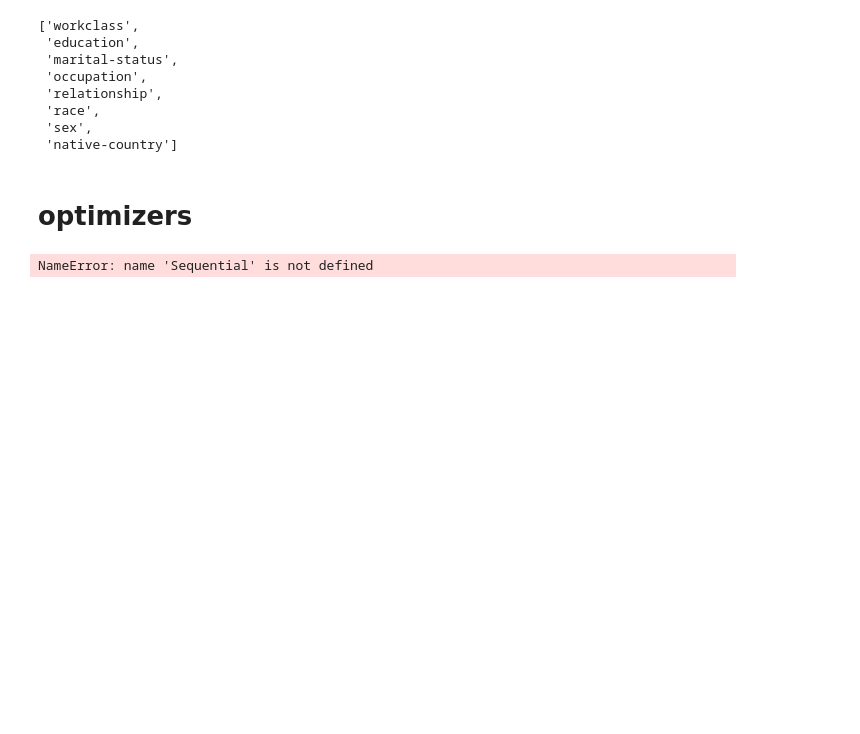
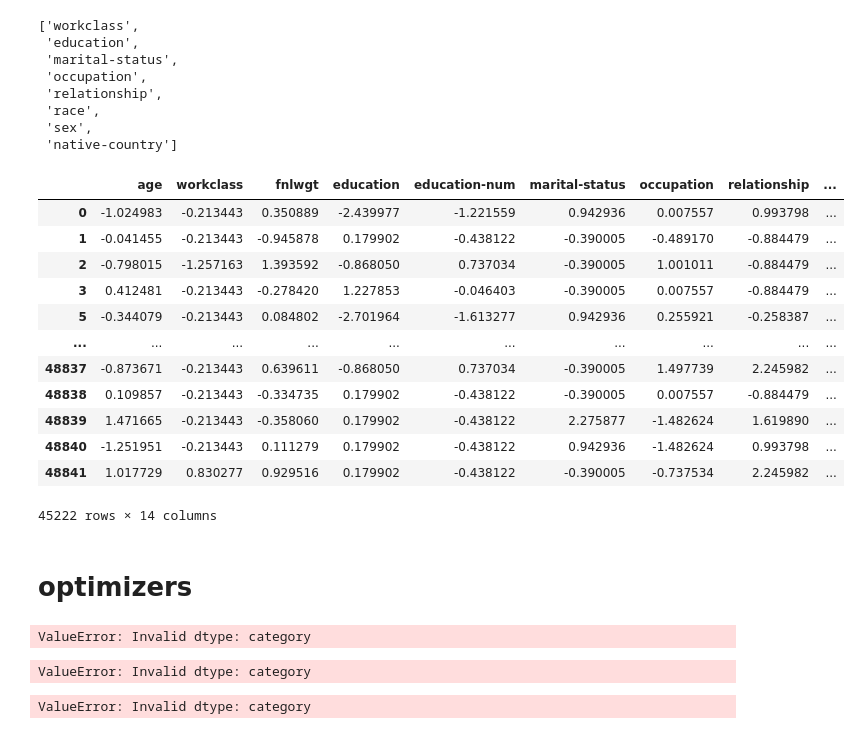
Before and after one commit to yassmin-ali-19/Adult-Income-deep-learning-models, a Jupyter notebook: code.ipynb, the cells around one changed output. Drawn from its saved outputs; the diff is of its cells as text; code cells hidden in the pictures; blank space fills up the shorter version.

```diff
--- a/code.ipynb
+++ b/code.ipynb
@@ -126,3 +126,19 @@ X_val,y_val,X_test,y_test=train_test_split(X_val,y_val,test_size=0.5, random_sta
+# %%
+X
+# %% [output]
+|  | age | workclass | fnlwgt | education | education-num | marital-status | occupation | relationship | ... |
+| 0 | -1.024983 | -0.213443 | 0.350889 | -2.439977 | -1.221559 | 0.942936 | 0.007557 | 0.993798 | ... |
+| 1 | -0.041455 | -0.213443 | -0.945878 | 0.179902 | -0.438122 | -0.390005 | -0.489170 | -0.884479 | ... |
+| 2 | -0.798015 | -1.257163 | 1.393592 | -0.868050 | 0.737034 | -0.390005 | 1.001011 | -0.884479 | ... |
+| 3 | 0.412481 | -0.213443 | -0.278420 | 1.227853 | -0.046403 | -0.390005 | 0.007557 | -0.884479 | ... |
+| 5 | -0.344079 | -0.213443 | 0.084802 | -2.701964 | -1.613277 | 0.942936 | 0.255921 | -0.258387 | ... |
+| ... | ... | ... | ... | ... | ... | ... | ... | ... | ... |
+| 48837 | -0.873671 | -0.213443 | 0.639611 | -0.868050 | 0.737034 | -0.390005 | 1.497739 | 2.245982 | ... |
+| 48838 | 0.109857 | -0.213443 | -0.334735 | 0.179902 | -0.438122 | -0.390005 | 0.007557 | -0.884479 | ... |
+| 48839 | 1.471665 | -0.213443 | -0.358060 | 0.179902 | -0.438122 | 2.275877 | -1.482624 | 1.619890 | ... |
+| 48840 | -1.251951 | -0.213443 | 0.111279 | 0.179902 | -0.438122 | 0.942936 | -1.482624 | 0.993798 | ... |
+| 48841 | 1.017729 | 0.830277 | 0.929516 | 0.179902 | -0.438122 | -0.390005 | -0.737534 | 2.245982 | ... |
+45222 rows × 14 columns
 # %% [markdown]
 # optimizers
 # %%
@@ -133,18 +150,54 @@ from tensorflow.keras.optimizers import SGD, Adam
 # %%
+# Build a simple neural network
 model = Sequential()
 
-model.add(Input(shape=(15,)))
+model.add(Dense(64, activation='relu', input_shape=(15,)))  # 20 features in the input
 
-# Adding a hidden layer with L2 regularization
-model.add(Dense(64, activation='relu', kernel_regularizer=SGD(0.01) ))
-
-# Adding an output layer
 model.add(Dense(10, activation='softmax'))
 
-# Compile the model
-model.compile(optimizer='adam', loss='categorical_crossentropy', metrics=['accuracy'])
+# Compile the model using SGD
 
-# Summary of the model
-model.summary()
+model.compile(optimizer= SGD(learning_rate=0.01), loss='sparse_categorical_crossentropy', metrics=['accuracy'])
+
+# Train the model with the training data and validate on validation data
+history = model.fit(X_train, y_train, validation_data=(X_val, y_val), epochs=50, batch_size=16)
+
+# Output the result after training
+print(f"Training completed after {len(history.epoch)} epochs.")
 # %% [output]
-NameError: name 'Sequential' is not defined
+ValueError: Invalid dtype: category
+# %%
+model = Sequential()
+
+model.add(Dense(64, activation='relu', input_shape=(15,)))  # 20 features in the input
+
+model.add(Dense(10, activation='softmax'))
+
+# Compile the model using SGD with Momentum
+model.compile(optimizer=SGD(learning_rate=0.01, momentum=0.9), loss='sparse_categorical_crossentropy', metrics=['accuracy'])
+
+# Train the model with the training data and validate on validation data
+history = model.fit(X_train, y_train, validation_data=(X_val, y_val), epochs=50, batch_size=16)
+
+# Output the result after training
+print(f"Training completed after {len(history.epoch)} epochs.")
+# %% [output]
+ValueError: Invalid dtype: category
+# %%
+model = Sequential()
+
+model.add(Dense(64, activation='relu', input_shape=(100,)))  # 100 features in the input
+
+model.add(Dense(10, activation='softmax'))
+
+# Compile the model using Adam optimizer
+
+model.compile(optimizer=Adam(learning_rate=0.001), loss='sparse_categorical_crossentropy', metrics=['accuracy'])
+
+# Train the model with the training data and validate on validation data
+history = model.fit(X_train, y_train, validation_data=(X_val, y_val), epochs=50)
+
+# Output the result after training
+print(f"Training completed after {len(history.epoch)} epochs.")
+# %% [output]
+ValueError: Invalid dtype: category
```
Also changed, not shown: parts of 2 cells of this notebook.
